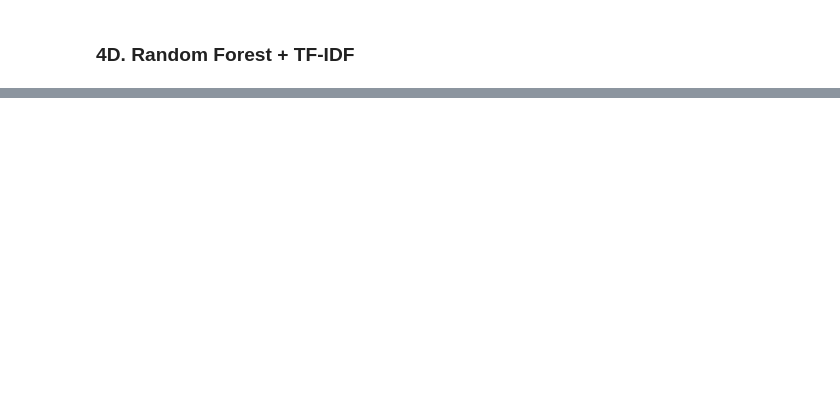
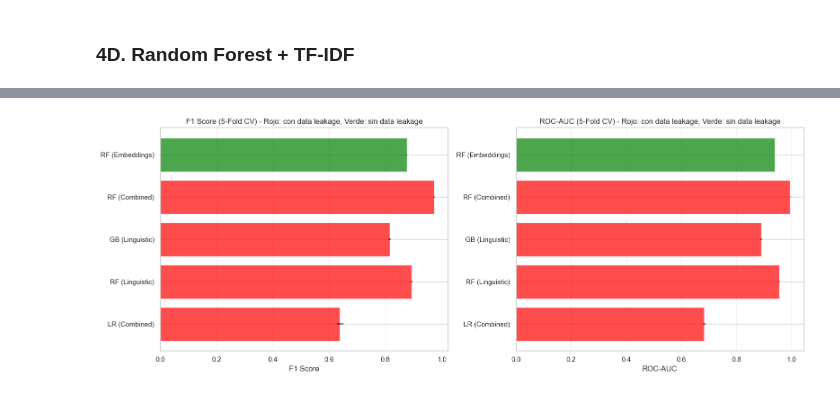
Before and after one commit to josuemj/SDS-Prompt-Guard, a Jupyter notebook: notebooks/03_implementation_.ipynb, the cells around one changed output, grey strips where cells are left out. Saved outputs shown, nothing was run; the diff lists cells and outputs as text; code cells hidden in the pictures; blank space fills up the shorter version.

Commit message:
feat: add new functions to improve models and extend analysis about the features including final conclusions

```diff
--- a/notebooks/03_implementation_.ipynb
+++ b/notebooks/03_implementation_.ipynb
@@ -96,3 +96,9 @@ Labels: [35000 35000] (0=benign, 1=malicious)
 
 X_linguistic shape: (70000, 10)
 Feature names: ['char_count', 'word_count', 'avg_word_length', 'sentence_count', 'uppercase_ratio', 'special_char_ratio', 'injection_keyword_count', 'question_mark_count', 'imperative_verb_ratio', 'la ...
+# %%
+# Cargar embeddings del notebook 02
+X_embed_minilm = np.load(FEATURES_DIR / "X_embed_minilm_pca.npy")
+
+print(f"\nX_embed_minilm shape: {X_embed_minilm.shape}")
+print(f"Embeddings loaded successfully")
@@ -342,0 +545,28 @@ Puede ser, TDF idf + cuantis (puede ser)
+# %%
+# Visualización de resultados de CV
+fig, axes = plt.subplots(1, 2, figsize=(16, 6))
+
+# Plot 1: F1 Score
+models = list(cv_results.keys())
+f1_means = [cv_results[m]['f1_mean'] for m in models]
+f1_stds = [cv_results[m]['f1_std'] for m in models]
+colors = ['red' if cv_results[m]['has_leakage'] else 'green' for m in models]
+
+axes[0].barh(models, f1_means, xerr=f1_stds, color=colors, alpha=0.7)
+axes[0].set_xlabel('F1 Score')
+axes[0].set_title('F1 Score (5-Fold CV) - Rojo: con data leakage, Verde: sin data leakage')
+axes[0].grid(axis='x', alpha=0.3)
+
+# Plot 2: ROC-AUC
+roc_means = [cv_results[m]['roc_auc_mean'] for m in models]
+roc_stds = [cv_results[m]['roc_auc_std'] for m in models]
+
+axes[1].barh(models, roc_means, xerr=roc_stds, color=colors, alpha=0.7)
+axes[1].set_xlabel('ROC-AUC')
+axes[1].set_title('ROC-AUC (5-Fold CV) - Rojo: con data leakage, Verde: sin data leakage')
+axes[1].grid(axis='x', alpha=0.3)
+
+plt.tight_layout()
+plt.show()
+# %% [output]
+[figure, added]
```
Also changed, not shown: parts of 29 cells of this notebook.
